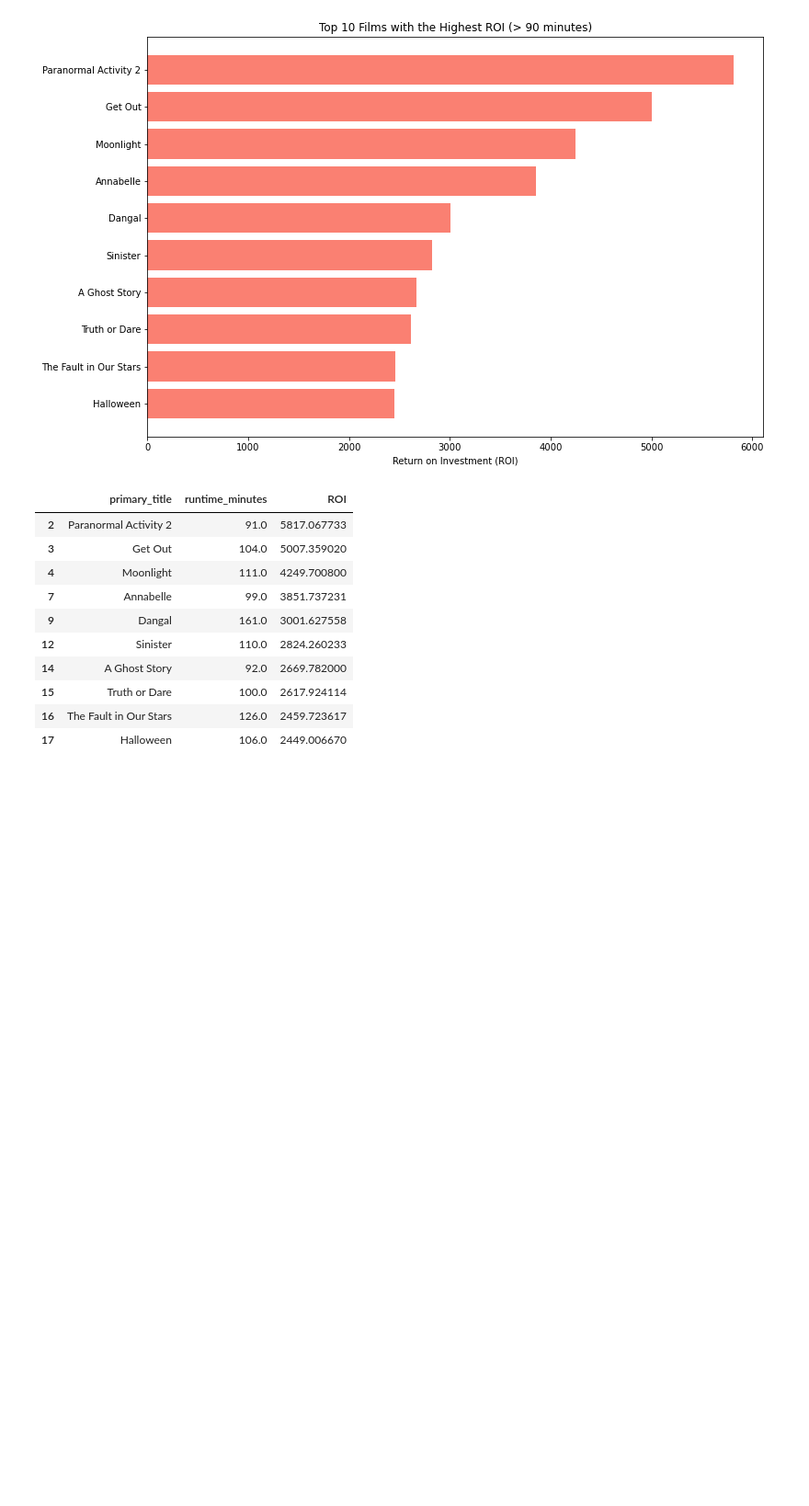
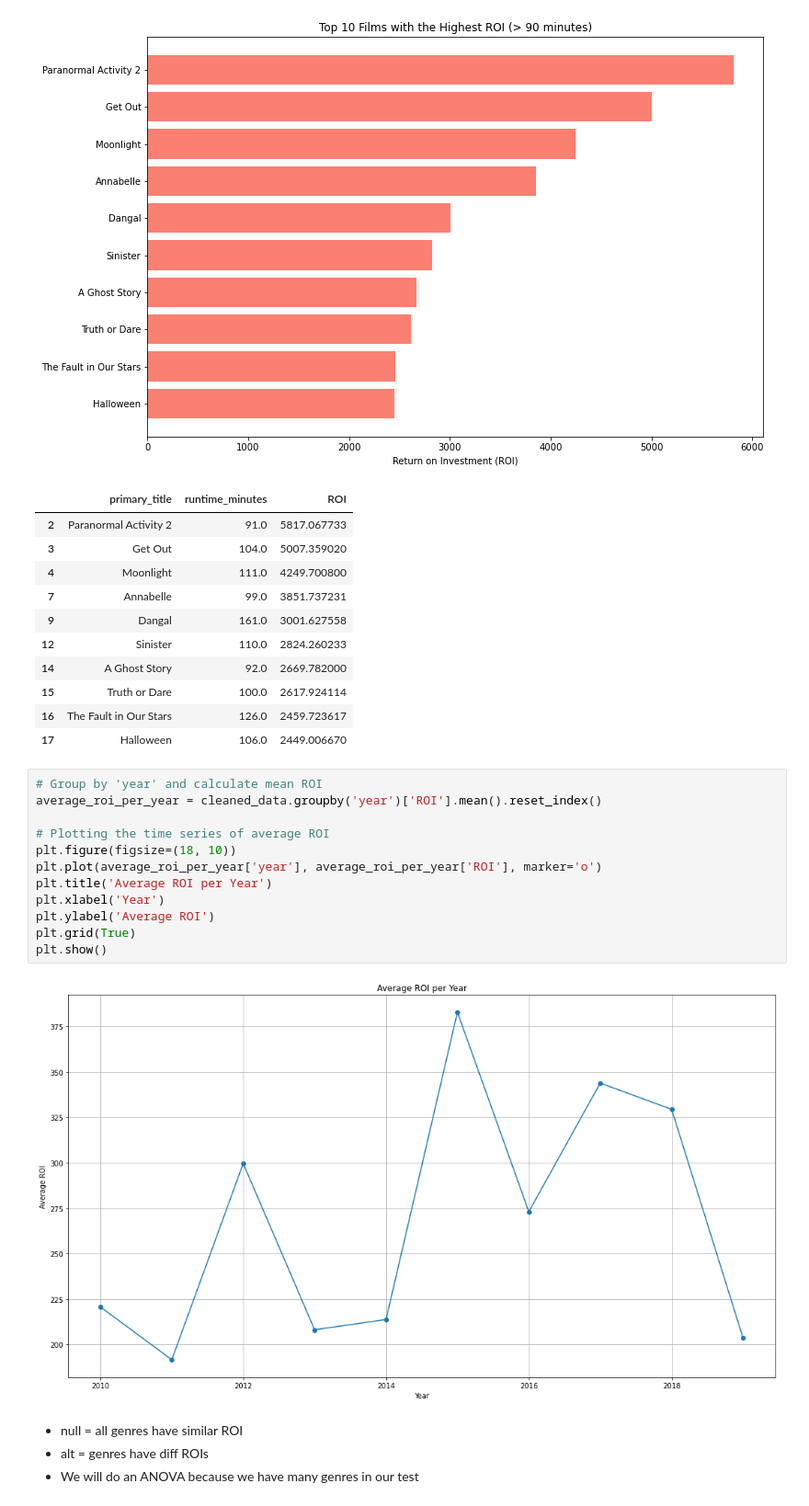
Before and after one commit to pyamin1878/Movie-Project, a Jupyter notebook: Notebooks/student_working_notebook_pat.ipynb, the cells around one changed output. Shown: that part at 92% size. Cells and saved outputs as stored; diff of their text form; blank space fills up the shorter version.

```diff
--- a/Notebooks/student_working_notebook_pat.ipynb
+++ b/Notebooks/student_working_notebook_pat.ipynb
@@ -611,3 +625,21 @@ top_roi_films_over_90[['primary_title', 'runtime_minutes', 'ROI']]
 | 15 | Truth or Dare | 100.0 | 2617.924114 |
 | 16 | The Fault in Our Stars | 126.0 | 2459.723617 |
 | 17 | Halloween | 106.0 | 2449.006670 |
+# %%
+# Group by 'year' and calculate mean ROI
+average_roi_per_year = cleaned_data.groupby('year')['ROI'].mean().reset_index()
+
+# Plotting the time series of average ROI
+plt.figure(figsize=(18, 10))
+plt.plot(average_roi_per_year['year'], average_roi_per_year['ROI'], marker='o')
+plt.title('Average ROI per Year')
+plt.xlabel('Year')
+plt.ylabel('Average ROI')
+plt.grid(True)
+plt.show()
+# %% [output]
+[figure, added]
+# %% [markdown]
+- null = all genres have similar ROI
+- alt = genres have diff ROIs
+- We will do an ANOVA because we have many genres in our test
```
Also changed, not shown: parts of 7 cells of this notebook.
